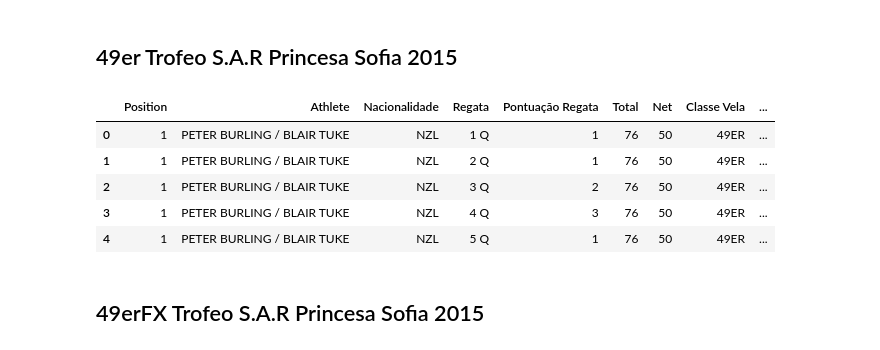
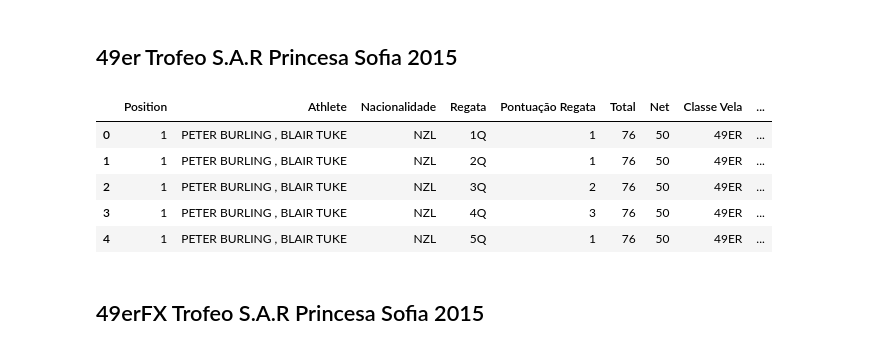
Before and after one commit to Gab-Mel/sailing-rankings-2024.1, a Jupyter notebook: scrapers/clusters/c1_5.ipynb, the cells around one changed output. Saved outputs shown, nothing was run; the diff lists cells and outputs as text; code cells hidden in the pictures.

```diff
--- a/scrapers/clusters/c1_5.ipynb
+++ b/scrapers/clusters/c1_5.ipynb
@@ -5,0 +12,4 @@ from unidecode import unidecode
+# %%
+def arruma_nome(valor:str):
+    valor = valor.replace("/", ", ")
+    return valor
@@ -31,10 +84,12 @@ df2 = pd.read_csv("../../arquivo_2.CSV", sep=";", encoding='iso-8859-1')
 list_of_data = list()
 for each_athlete in range(len(df2)):
     data = list(df2.iloc[each_athlete])
-    for each_regata in range(6, 24):
-        list_of_data.append([data[0], data[2].upper(), data[1].split(" ")[0], f"{df2.columns[each_regata]} Q", data[each_regata], data[-2], data[-1], "Nacra 17", "Semaine Olympique Francaise De Voile 2022"])
+    for each_regata in range(8, 24):
+        list_of_data.append([data[0], data[2].upper(), data[1].split(" ")[0], f"Q{each_regata - 7}", data[each_regata], data[7], data[6], "Nacra 17", "Semaine Olympique Francaise De Voile 2022"])
 
 df2_auxi = pd.DataFrame(columns=["Position", "Athlete", "Nacionalidade", "Regata", "Pontuação Regata", "Total", "Net", "Classe Vela", "Nome Competição"], data=list_of_data)
+df2_auxi["Pontuação Regata"] = df2_auxi["Pontuação Regata"].apply(arruma_pontuacao)
+df2_auxi["Athlete"] = df2_auxi["Athlete"].apply(arruma_nome_valor)
 df2_auxi.head()
 # %% [output]
 |  | Position | Athlete | Nacionalidade | Regata | Pontuação Regata | Total | Net | Classe Vela | ... |
@@ -48,21 +103,22 @@ df2_auxi.head()
 # %%
 df3 = pd.read_csv("../../arquivo_3.CSV", sep=";", encoding='iso-8859-1')
 df3
 
 list_of_data = list()
 for each_athlete in range(len(df3)):
     data = list(df3.iloc[each_athlete])
     for each_regata in range(5, 19):
-        list_of_data.append([data[0], data[2].upper(), data[1].split(" ")[0], f"{each_regata - 4} Q", data[each_regata], data[4], data[3], "49ER", "Trofeo S.A.R Princesa Sofia 2015"])
+        list_of_data.append([data[0], data[2].upper(), data[1].split(" ")[0], f"{each_regata - 4}Q", data[each_regata], data[4], data[3], "49ER", "Trofeo S.A.R Princesa Sofia 2015"])
 
 df3_auxi = pd.DataFrame(columns=["Position", "Athlete", "Nacionalidade", "Regata", "Pontuação Regata", "Total", "Net", "Classe Vela", "Nome Competição"], data=list_of_data)
+df3_auxi["Athlete"] = df3_auxi["Athlete"].apply(arruma_nome)
 df3_auxi.head(5)
 # %% [output]
 |  | Position | Athlete | Nacionalidade | Regata | Pontuação Regata | Total | Net | Classe Vela | ... |
-| 0 | 1 | PETER BURLING / BLAIR TUKE | NZL | 1 Q | 1 | 76 | 50 | 49ER | ... |
-| 1 | 1 | PETER BURLING / BLAIR TUKE | NZL | 2 Q | 1 | 76 | 50 | 49ER | ... |
-| 2 | 1 | PETER BURLING / BLAIR TUKE | NZL | 3 Q | 2 | 76 | 50 | 49ER | ... |
-| 3 | 1 | PETER BURLING / BLAIR TUKE | NZL | 4 Q | 3 | 76 | 50 | 49ER | ... |
-| 4 | 1 | PETER BURLING / BLAIR TUKE | NZL | 5 Q | 1 | 76 | 50 | 49ER | ... |
+| 0 | 1 | PETER BURLING , BLAIR TUKE | NZL | 1Q | 1 | 76 | 50 | 49ER | ... |
+| 1 | 1 | PETER BURLING , BLAIR TUKE | NZL | 2Q | 1 | 76 | 50 | 49ER | ... |
+| 2 | 1 | PETER BURLING , BLAIR TUKE | NZL | 3Q | 2 | 76 | 50 | 49ER | ... |
+| 3 | 1 | PETER BURLING , BLAIR TUKE | NZL | 4Q | 3 | 76 | 50 | 49ER | ... |
+| 4 | 1 | PETER BURLING , BLAIR TUKE | NZL | 5Q | 1 | 76 | 50 | 49ER | ... |
 # %% [markdown]
 ## 49erFX	Trofeo S.A.R Princesa Sofia 2015
```
Also changed, not shown: parts of 35 cells of this notebook, 12 other files.
